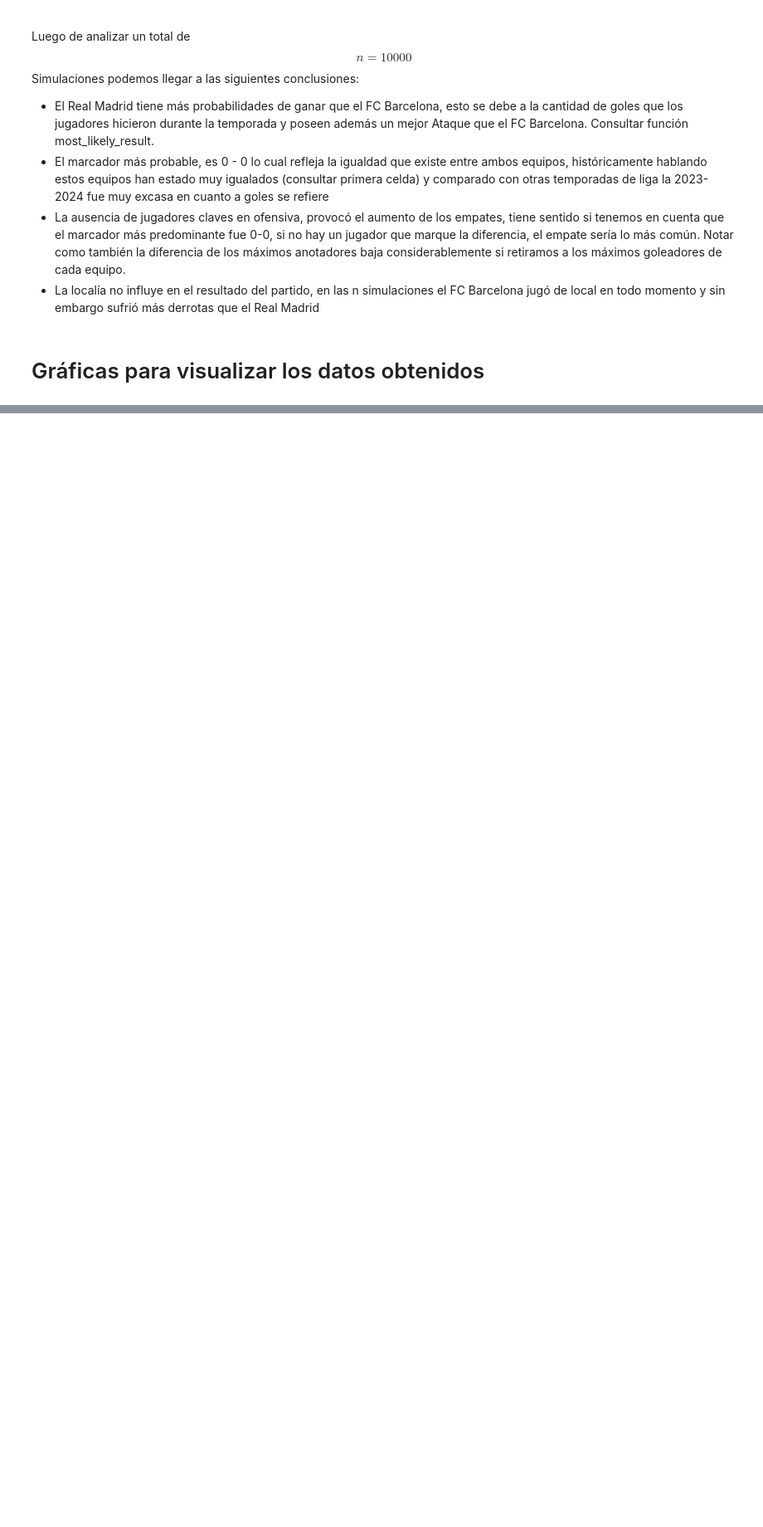
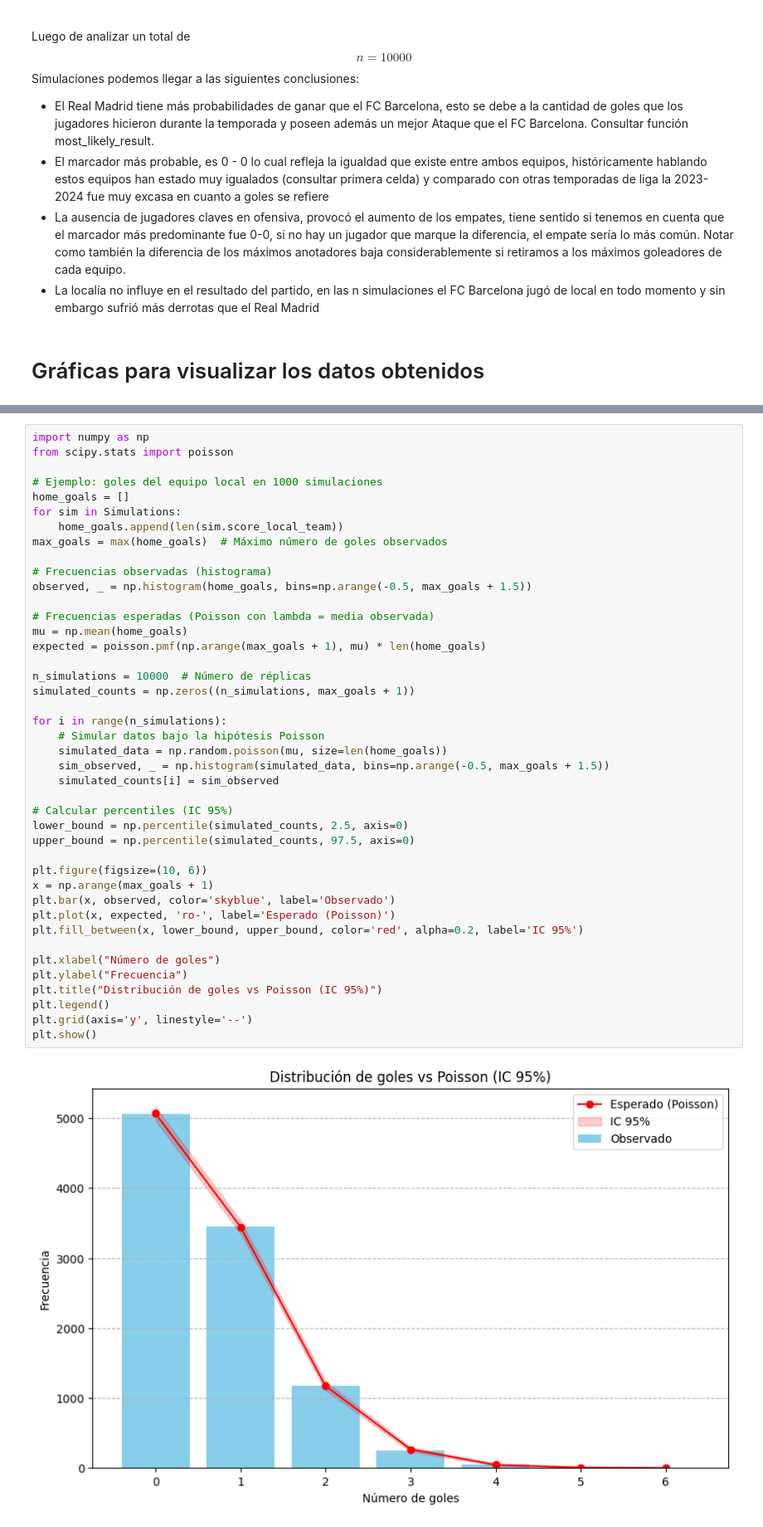
Before and after one commit to josemiley02/Simulation-Sport-Events, a Jupyter notebook: main.ipynb, the cells around one changed output, grey strips where cells are left out. Shown at 83% size. Saved outputs shown, nothing was run; the diff lists cells and outputs as text; blank space fills up the shorter version.

```diff
--- a/main.ipynb
+++ b/main.ipynb
@@ -503,0 +583,44 @@ plt.show()
+# %%
+import numpy as np
+from scipy.stats import poisson
+
+# Ejemplo: goles del equipo local en 1000 simulaciones
+home_goals = []
+for sim in Simulations:
+    home_goals.append(len(sim.score_local_team))
+max_goals = max(home_goals)  # Máximo número de goles observados
+
+# Frecuencias observadas (histograma)
+observed, _ = np.histogram(home_goals, bins=np.arange(-0.5, max_goals + 1.5))
+
+# Frecuencias esperadas (Poisson con lambda = media observada)
+mu = np.mean(home_goals)
+expected = poisson.pmf(np.arange(max_goals + 1), mu) * len(home_goals)
+
+n_simulations = 10000  # Número de réplicas
+simulated_counts = np.zeros((n_simulations, max_goals + 1))
+
+for i in range(n_simulations):
+    # Simular datos bajo la hipótesis Poisson
+    simulated_data = np.random.poisson(mu, size=len(home_goals))
+    sim_observed, _ = np.histogram(simulated_data, bins=np.arange(-0.5, max_goals + 1.5))
+    simulated_counts[i] = sim_observed
+
+# Calcular percentiles (IC 95%)
+lower_bound = np.percentile(simulated_counts, 2.5, axis=0)
+upper_bound = np.percentile(simulated_counts, 97.5, axis=0)
+
+plt.figure(figsize=(10, 6))
+x = np.arange(max_goals + 1)
+plt.bar(x, observed, color='skyblue', label='Observado')
+plt.plot(x, expected, 'ro-', label='Esperado (Poisson)')
+plt.fill_between(x, lower_bound, upper_bound, color='red', alpha=0.2, label='IC 95%')
+
+plt.xlabel("Número de goles")
+plt.ylabel("Frecuencia")
+plt.title("Distribución de goles vs Poisson (IC 95%)")
+plt.legend()
+plt.grid(axis='y', linestyle='--')
+plt.show()
+# %% [output]
+[figure, added]
```
Also changed, not shown: parts of 8 cells of this notebook.
